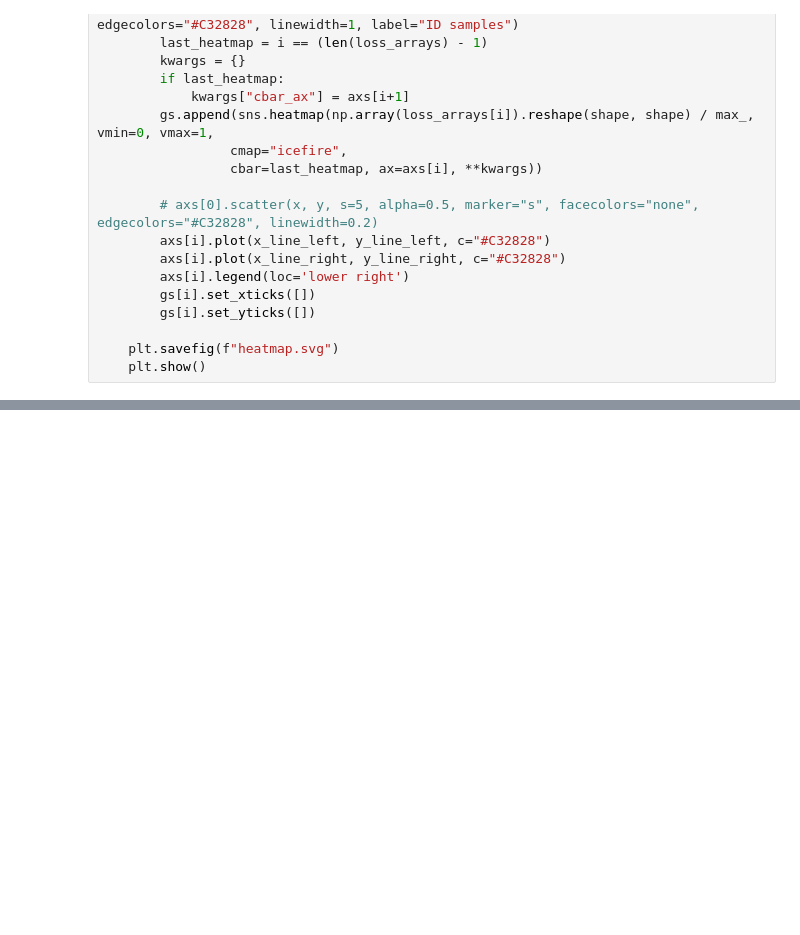
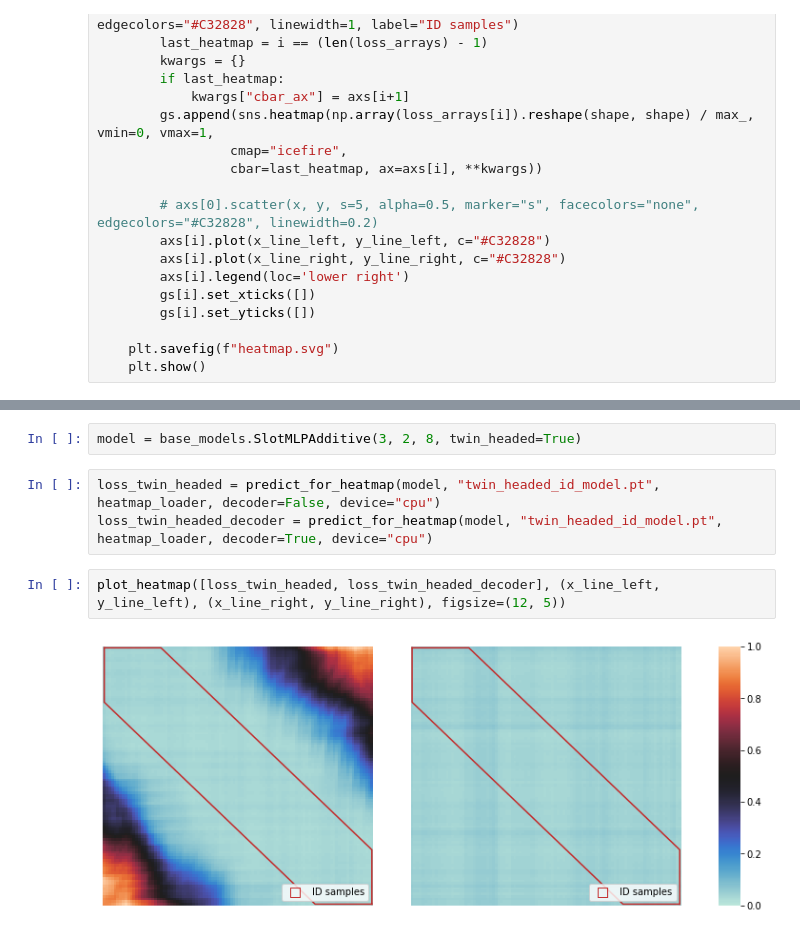
Before and after one commit to brendel-group/objects-compositional-generalization, a Jupyter notebook: notebooks/Traversed Pictures.ipynb, the cells around one changed output, grey strips where cells are left out. Drawn from its saved outputs; the diff is of its cells as text; blank space fills up the shorter version.

```diff
--- a/notebooks/Traversed Pictures.ipynb
+++ b/notebooks/Traversed Pictures.ipynb
@@ -186,0 +189,9 @@ plot_heatmap([loss_id, loss_ood, loss_ood_decoder], (x_line_left, y_line_left),
+# %%
+model = base_models.SlotMLPAdditive(3, 2, 8, twin_headed=True)
+# %%
+loss_twin_headed = predict_for_heatmap(model, "twin_headed_id_model.pt", heatmap_loader, decoder=False, device="cpu")
+loss_twin_headed_decoder = predict_for_heatmap(model, "twin_headed_id_model.pt", heatmap_loader, decoder=True, device="cpu")
+# %%
+plot_heatmap([loss_twin_headed, loss_twin_headed_decoder], (x_line_left, y_line_left), (x_line_right, y_line_right), figsize=(12, 5))
+# %% [output]
+[figure, added]
```
Also changed, not shown: parts of 16 cells of this notebook, 13 other files.
